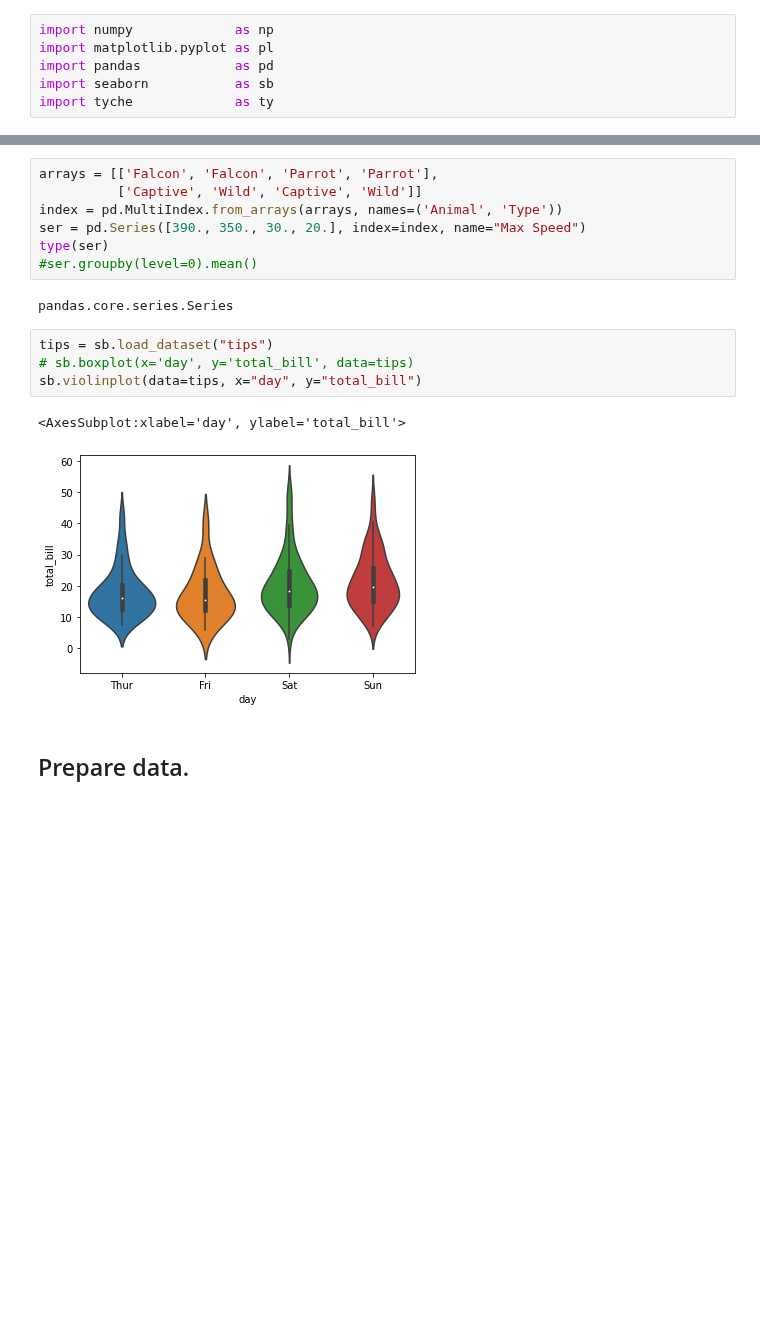
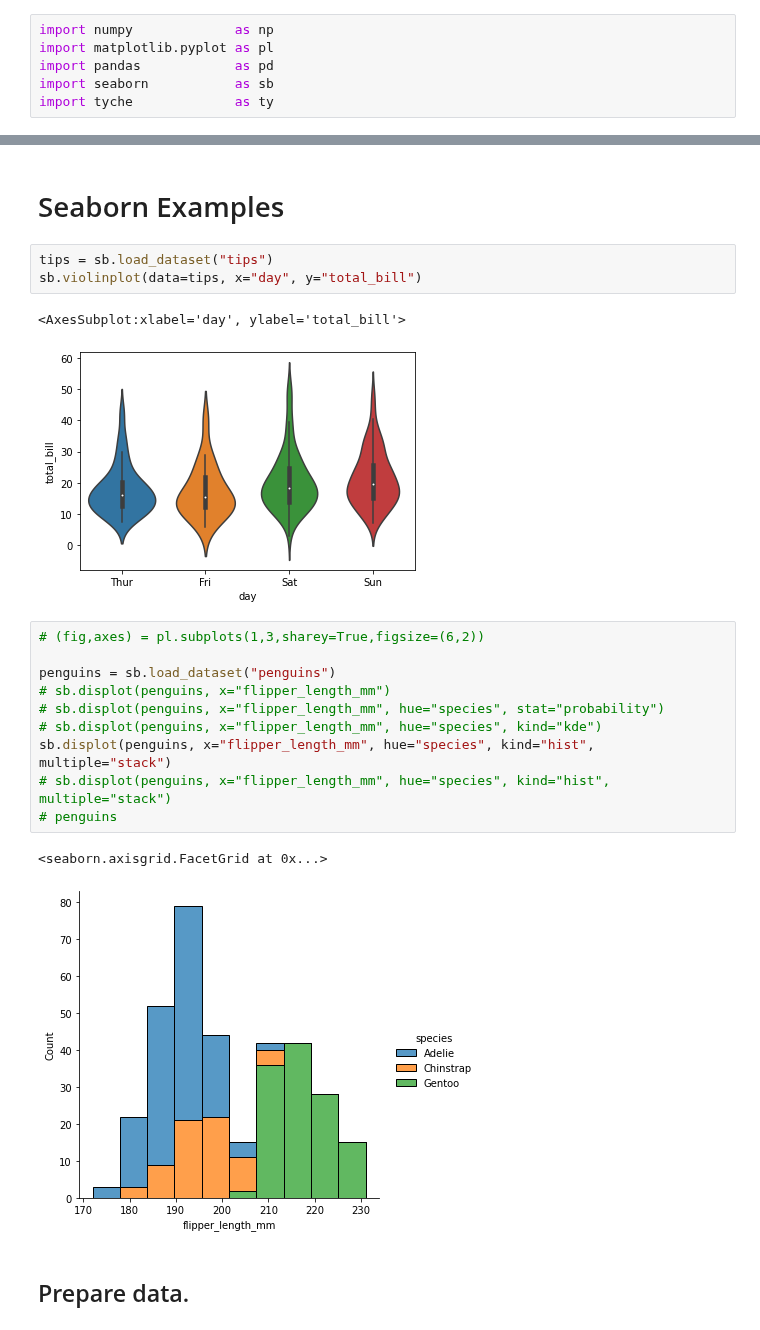
Before and after one commit to NREL/tyche, a Jupyter notebook: src/eutychia/ui_design.ipynb, the cells around one changed output, grey strips where cells are left out. Drawn from its saved outputs; the diff is of its cells as text; blank space fills up the shorter version.

```diff
--- a/src/eutychia/ui_design.ipynb
+++ b/src/eutychia/ui_design.ipynb
@@ -21,18 +21,23 @@ print(sb.__version__)
-# %%
-arrays = [['Falcon', 'Falcon', 'Parrot', 'Parrot'],
-          ['Captive', 'Wild', 'Captive', 'Wild']]
-index = pd.MultiIndex.from_arrays(arrays, names=('Animal', 'Type'))
-ser = pd.Series([390., 350., 30., 20.], index=index, name="Max Speed")
-type(ser)
-#ser.groupby(level=0).mean()
-# %% [output]
-pandas.core.series.Series
+# %% [markdown]
+# Seaborn Examples
 # %%
 tips = sb.load_dataset("tips")
-# sb.boxplot(x='day', y='total_bill', data=tips)
 sb.violinplot(data=tips, x="day", y="total_bill")
 # %% [output]
 <AxesSubplot:xlabel='day', ylabel='total_bill'>
 [figure]
+# %%
+# (fig,axes) = pl.subplots(1,3,sharey=True,figsize=(6,2))
+
+penguins = sb.load_dataset("penguins")
+# sb.displot(penguins, x="flipper_length_mm")
+# sb.displot(penguins, x="flipper_length_mm", hue="species", stat="probability")
+# sb.displot(penguins, x="flipper_length_mm", hue="species", kind="kde")
+sb.displot(penguins, x="flipper_length_mm", hue="species", kind="hist", multiple="stack")
+# sb.displot(penguins, x="flipper_length_mm", hue="species", kind="hist", multiple="stack")
+# penguins
+# %% [output]
+<seaborn.axisgrid.FacetGrid at 0x...>
+[figure, added]
 # %% [markdown]
 ## Prepare data.
```
Also changed, not shown: parts of 81 cells of this notebook, 1 other file.
